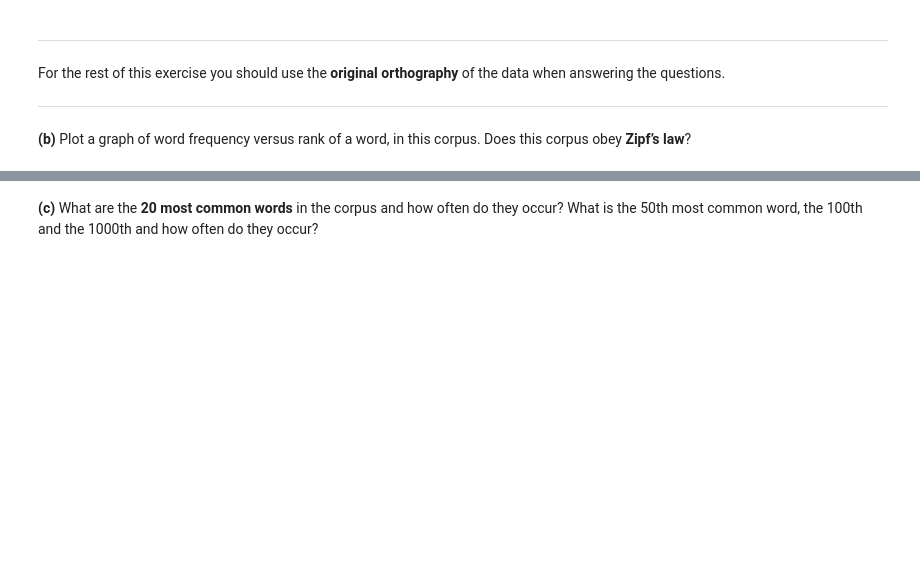
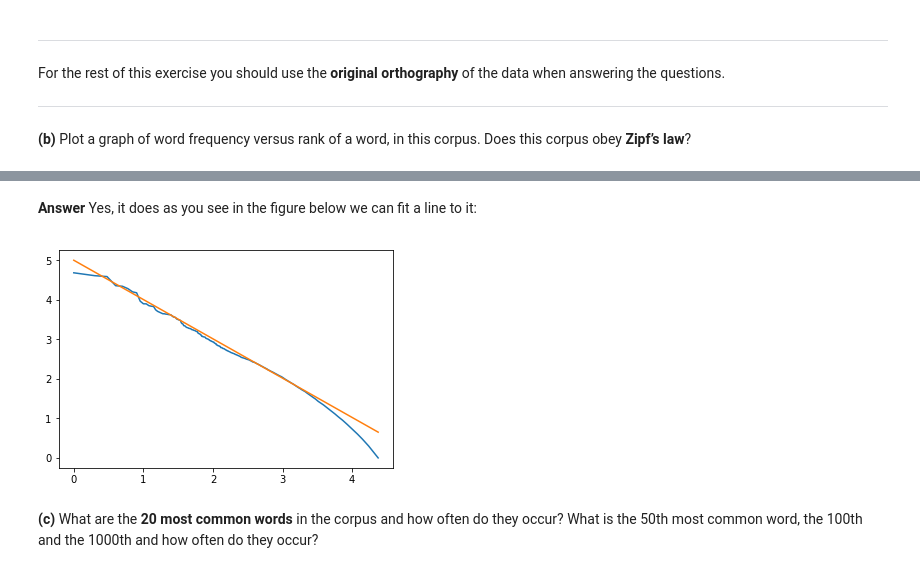
Before and after one commit to mbakhtiariz/NLP, a Jupyter notebook: lab1_Mas.ipynb, the cells around one changed output, grey strips where cells are left out. Cells and saved outputs as stored; diff of their text form; code cells hidden in the pictures; blank space fills up the shorter version.

```diff
--- a/lab1_Mas.ipynb
+++ b/lab1_Mas.ipynb
@@ -220,3 +197,16 @@ plt.close()
+# %% [markdown]
+**Answer** Yes, it does as you see in the figure below we can fit a line to it:
+# %%
+x = np.log10(rank_list)
+y = np.log10(freq_list)
+m,b = np.polyfit(x, y, 1)
+
+plt.figure()
+plt.plot(x, y, x, (m+0.5)*x+b-1.6)
+plt.show()
+plt.close()
+# %% [output]
+[figure, added]
 # %% [markdown]
 **(c)** What are the **20 most common words** in the corpus and how often do they occur? What is the 50th most common word, the 100th and the 1000th and how often do they occur?
 # %%
```
Also changed, not shown: parts of 14 cells of this notebook.
